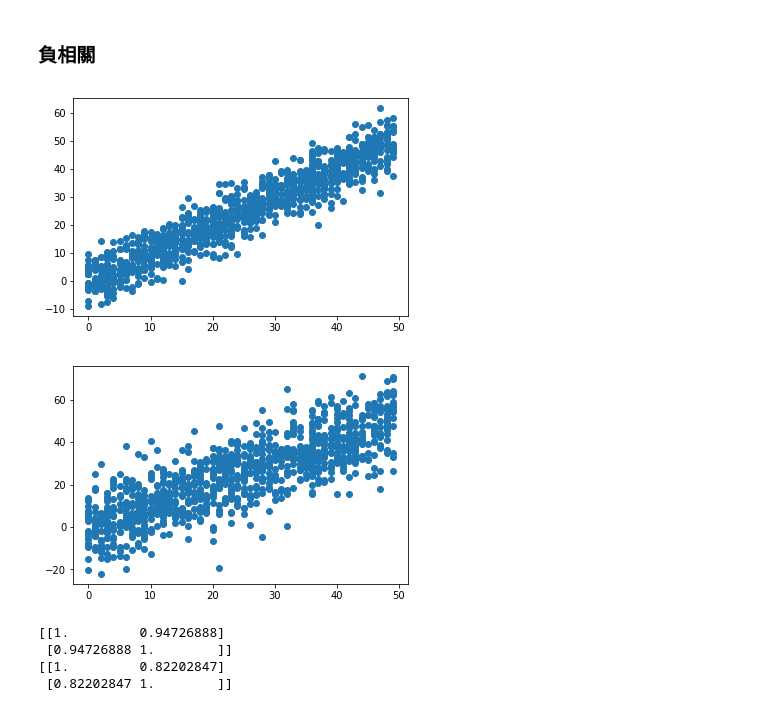
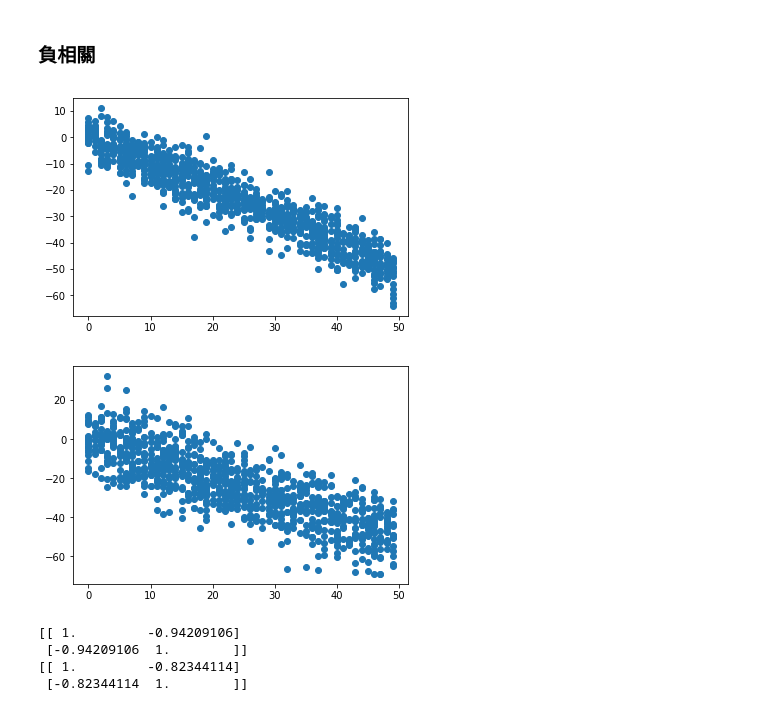
Before and after one commit to predatorseed/2nd-ML100Days, a Jupyter notebook: homework/Day_009_HW.ipynb, the cells around one changed output. Saved outputs shown, nothing was run; the diff lists cells and outputs as text; code cells hidden in the pictures.

```diff
--- a/homework/Day_009_HW.ipynb
+++ b/homework/Day_009_HW.ipynb
@@ -59,23 +59,23 @@ plt.scatter(x, y)
 ### 負相關
 # %%
 x = np.random.randint(0, 50 , 1000)
-y1 = x - np.random.normal(0, 5, 1000)
-y2 = x - np.random.normal(0, 10, 1000)
+y1 = -x + np.random.normal(0, 5, 1000)
+y2 = -x + np.random.normal(0, 10, 1000)
 
 plt.scatter(x, y1)
 plt.show()
 
 plt.scatter(x, y2)
 plt.show()
 # %% [output]
-[figure, old version]
+[figure, new version]
-[figure, old version]
+[figure, new version]
 # %%
 ## correlation coefficient
 print(np.corrcoef(x, y1))
 print(np.corrcoef(x, y2))
 # %% [output]
-[[1.         0.94726888]
- [0.94726888 1.        ]]
-[[1.         0.82202847]
- [0.82202847 1.        ]]
+[[ 1.         -0.94209106]
+ [-0.94209106  1.        ]]
+[[ 1.         -0.82344114]
+ [-0.82344114  1.        ]]
```
